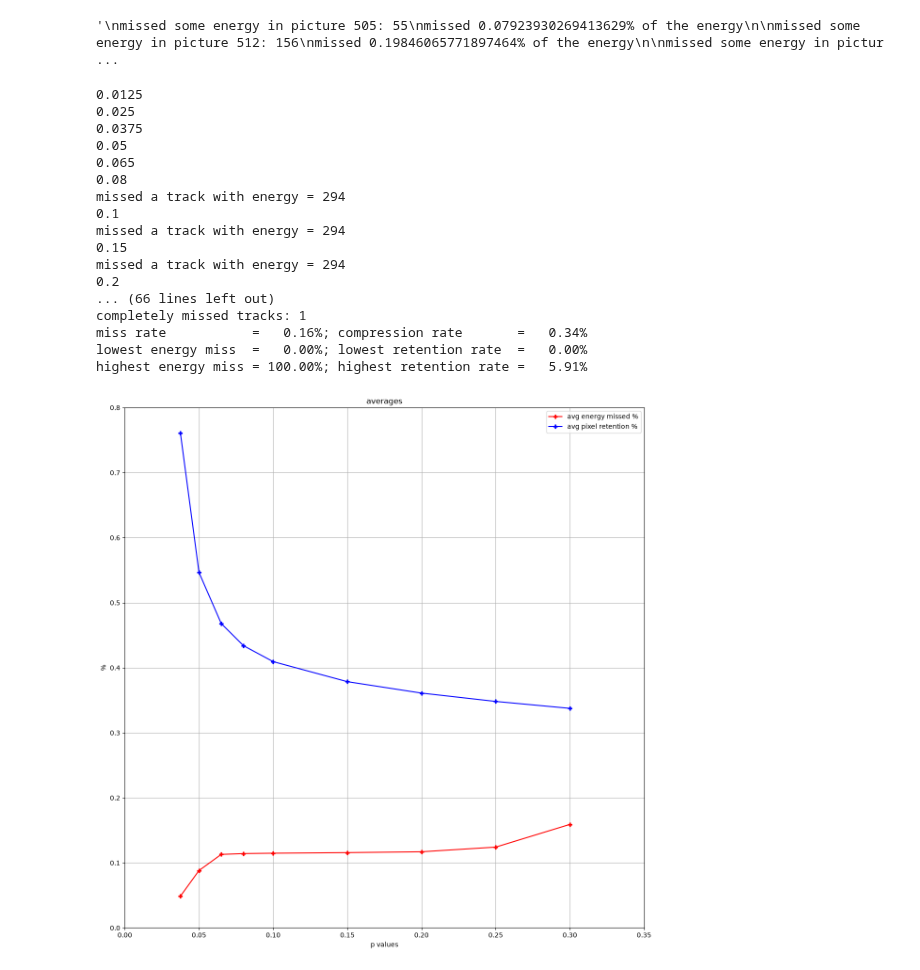
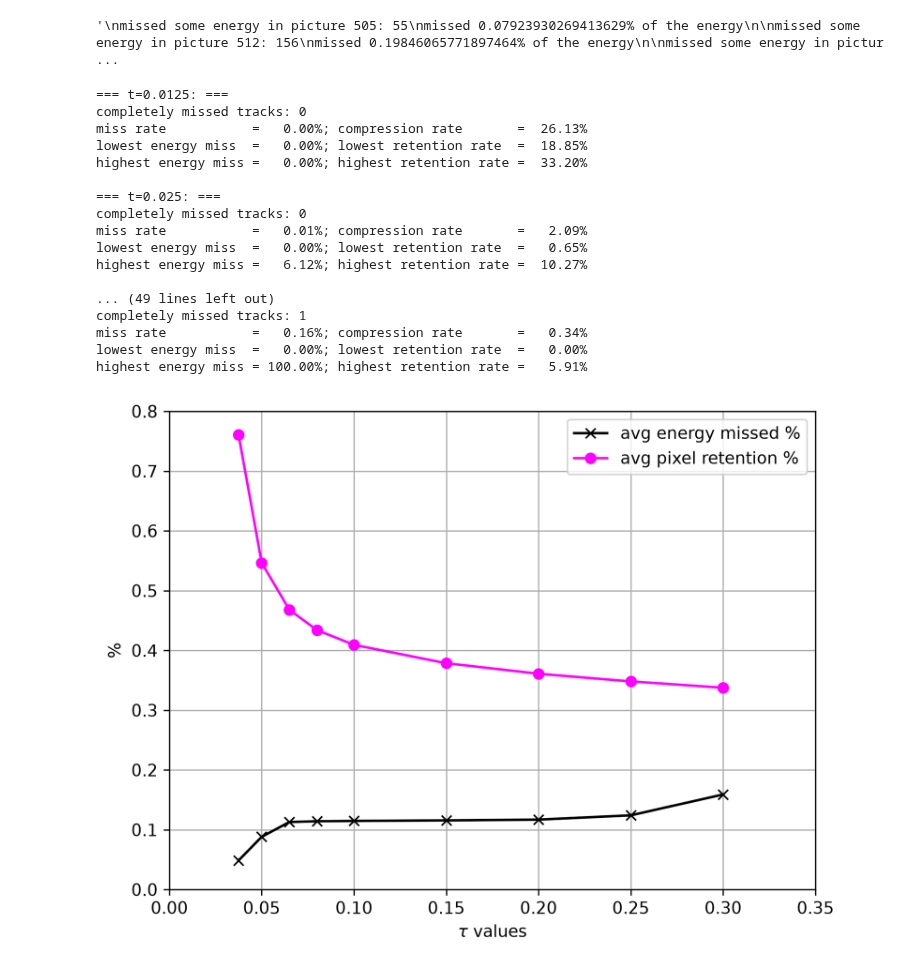
Before and after one commit to FrankJRix/cygnet, a Jupyter notebook: metrics.ipynb, the cells around one changed output. Cells and saved outputs as stored; diff of their text form; code cells hidden in the pictures.

```diff
--- a/metrics.ipynb
+++ b/metrics.ipynb
@@ -247,7 +247,7 @@ missed 100.0% of the energy
 # ottimizzazione soglia
 
 t_list = [0.0125, 0.025, 0.0375, 0.05, 0.065, 0.08, 0.1, 0.15, 0.2, 0.25, 0.3]
-recompute = True
+recompute = False
 
 if recompute:
 	avg_miss_list = []
@@ -320,60 +320,63 @@ for i in range(len(t_list)):
 skip = 2
 drop = len(t_list)
 
-plt.figure(figsize=(12,12))
-plt.plot(t_list[skip:drop], avg_miss_list[skip:drop], color='red', marker='P', label='avg energy missed %')
-plt.plot(t_list[skip:drop], avg_compression_list[skip:drop], color='blue', marker='P', label='avg pixel retention %')
-plt.xlabel('p values')
+pathf = cygnet.figures_path + "tau.pdf"
+
+plt.figure(dpi=300)#figsize=(12,12))
+plt.plot(t_list[skip:drop], avg_miss_list[skip:drop], color='black', marker='x', label='avg energy missed %')
+plt.plot(t_list[skip:drop], avg_compression_list[skip:drop], color='fuchsia', marker='o', label='avg pixel retention %')
+plt.xlabel(r'$\tau$ values')
 plt.ylabel('%')
 plt.ylim((0., 0.8))
 plt.xlim((0., 0.35))
 plt.grid()
 plt.legend()
-plt.title("averages")
+plt.title("")
 plt.tight_layout()
+plt.savefig(pathf)
 plt.show()
 
-plt.figure(figsize=(12,12))
-plt.plot(t_list[skip:drop], best_miss_list[skip:drop], color='red', marker='P', label='best energy missed %')
-plt.plot(t_list[skip:drop], best_compression_list[skip:drop], color='blue', marker='P', label='best pixel retention %')
+plt.figure(dpi=300)#figsize=(12,12))
+plt.plot(t_list[skip:drop], best_miss_list[skip:drop], color='black', marker='P', label='best energy missed %')
+plt.plot(t_list[skip:drop], best_compression_list[skip:drop], color='purple', marker='P', label='best pixel retention %')
 plt.xlabel('p values')
 plt.ylabel('%')
 plt.ylim((-0.01, 0.12))
 plt.xlim((0., 0.35))
 plt.grid()
 plt.legend()
 plt.title("best")
 plt.tight_layout()
 plt.show()
 
-plt.figure(figsize=(12,12))
+plt.figure(dpi=300)#figsize=(12,12))
 plt.plot(t_list[skip:drop], worst_miss_list[skip:drop], color='red', marker='P', label='worst energy missed %')
 plt.plot(t_list[skip:drop], worst_compression_list[skip:drop], color='blue', marker='P', label='worst pixel retention %')
 plt.xlabel('p values')
 plt.ylabel('%')
 plt.ylim((0., 110))
 plt.xlim((0., 0.35))
 plt.grid()
 plt.legend()
 plt.title("worst")
 plt.tight_layout()
 plt.show()
 # %% [output]
-0.0125
-0.025
-0.0375
-0.05
-0.065
-0.08
-missed a track with energy = 294
-0.1
-missed a track with energy = 294
-0.15
-missed a track with energy = 294
-0.2
-... (66 lines left out)
+=== t=0.0125: ===
+completely missed tracks: 0
+miss rate           =   0.00%; compression rate       =  26.13%
+lowest energy miss  =   0.00%; lowest retention rate  =  18.85%
+highest energy miss =   0.00%; highest retention rate =  33.20%
+
+=== t=0.025: ===
+completely missed tracks: 0
+miss rate           =   0.01%; compression rate       =   2.09%
+lowest energy miss  =   0.00%; lowest retention rate  =   0.65%
+highest energy miss =   6.12%; highest retention rate =  10.27%
+
+... (49 lines left out)
 completely missed tracks: 1
 miss rate           =   0.16%; compression rate       =   0.34%
 lowest energy miss  =   0.00%; lowest retention rate  =   0.00%
 highest energy miss = 100.00%; highest retention rate =   5.91%
-[figure, old version]
+[figure, new version]
```
Also changed, not shown: parts of 3 cells of this notebook, 3 other files.
